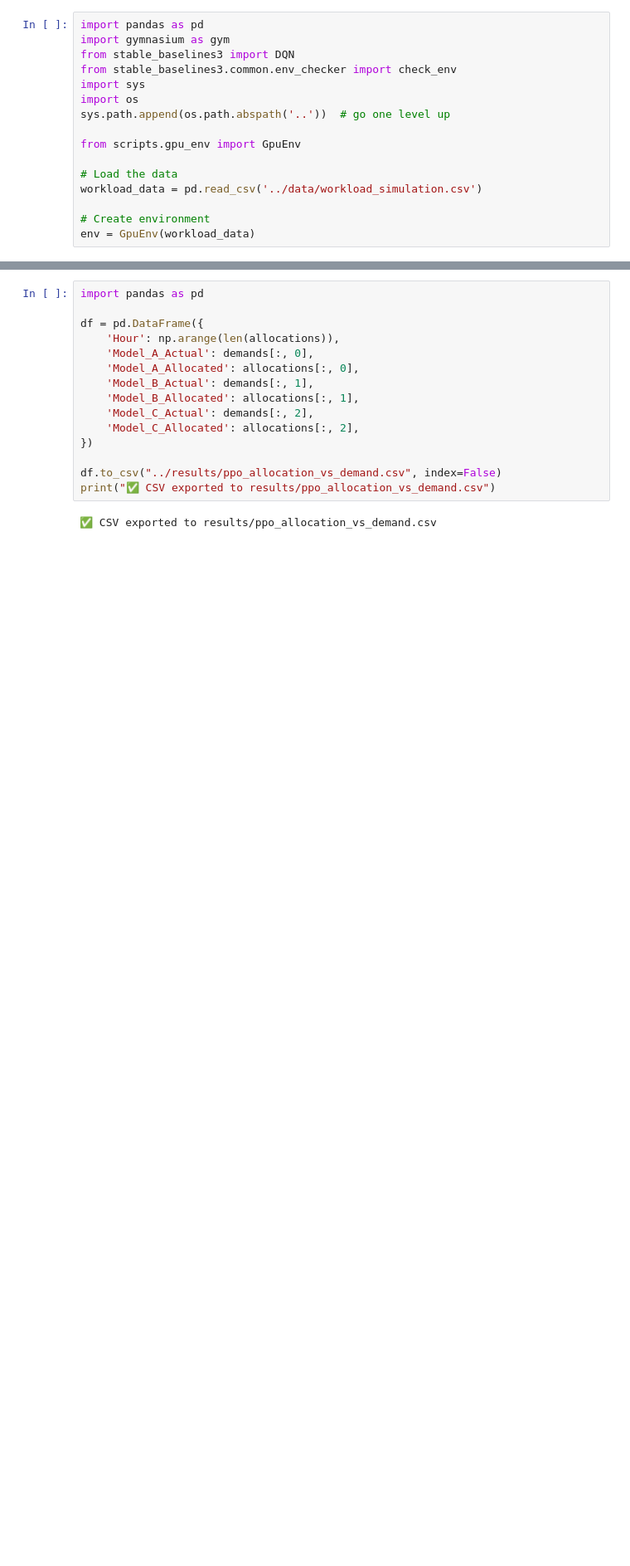
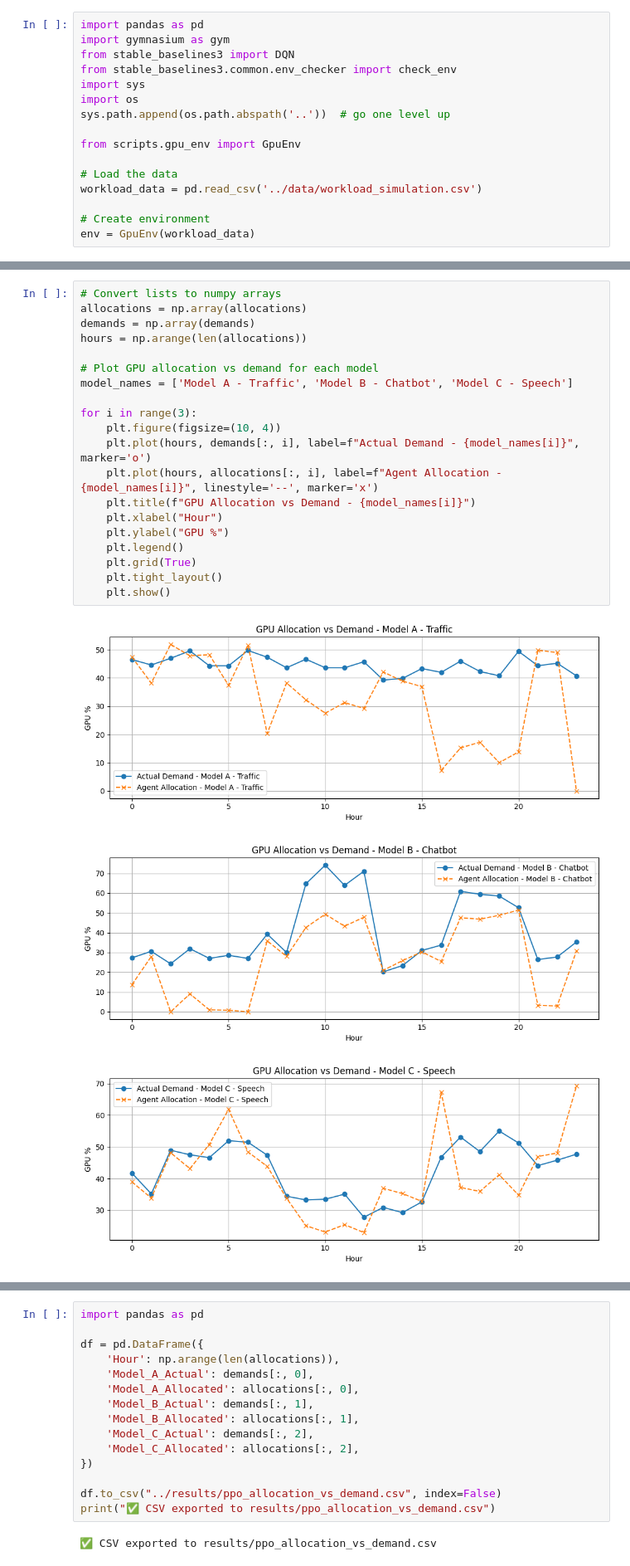
Before and after one commit to samad-mehndi/gpu_resource_allocation, a Jupyter notebook: notebooks/rl_training.ipynb, the cells around one changed output, grey strips where cells are left out. Shown: that part at 83% size. Cells and saved outputs as stored; diff of their text form; blank space fills up the shorter version.

```diff
--- a/notebooks/rl_training.ipynb
+++ b/notebooks/rl_training.ipynb
@@ -118,3 +129,27 @@ for i in range(3):
+# %%
+# Convert lists to numpy arrays
+allocations = np.array(allocations)
+demands = np.array(demands)
+hours = np.arange(len(allocations))
+
+# Plot GPU allocation vs demand for each model
+model_names = ['Model A - Traffic', 'Model B - Chatbot', 'Model C - Speech']
+
+for i in range(3):
+    plt.figure(figsize=(10, 4))
+    plt.plot(hours, demands[:, i], label=f"Actual Demand - {model_names[i]}", marker='o')
+    plt.plot(hours, allocations[:, i], label=f"Agent Allocation - {model_names[i]}", linestyle='--', marker='x')
+    plt.title(f"GPU Allocation vs Demand - {model_names[i]}")
+    plt.xlabel("Hour")
+    plt.ylabel("GPU %")
+    plt.legend()
+    plt.grid(True)
+    plt.tight_layout()
+    plt.show()
+# %% [output]
+[figure, added]
+[figure, added]
+[figure, added]
 # %%
 # Compute penalties
 import numpy as np
```
Also changed, not shown: parts of 3 cells of this notebook, 4 other files.
